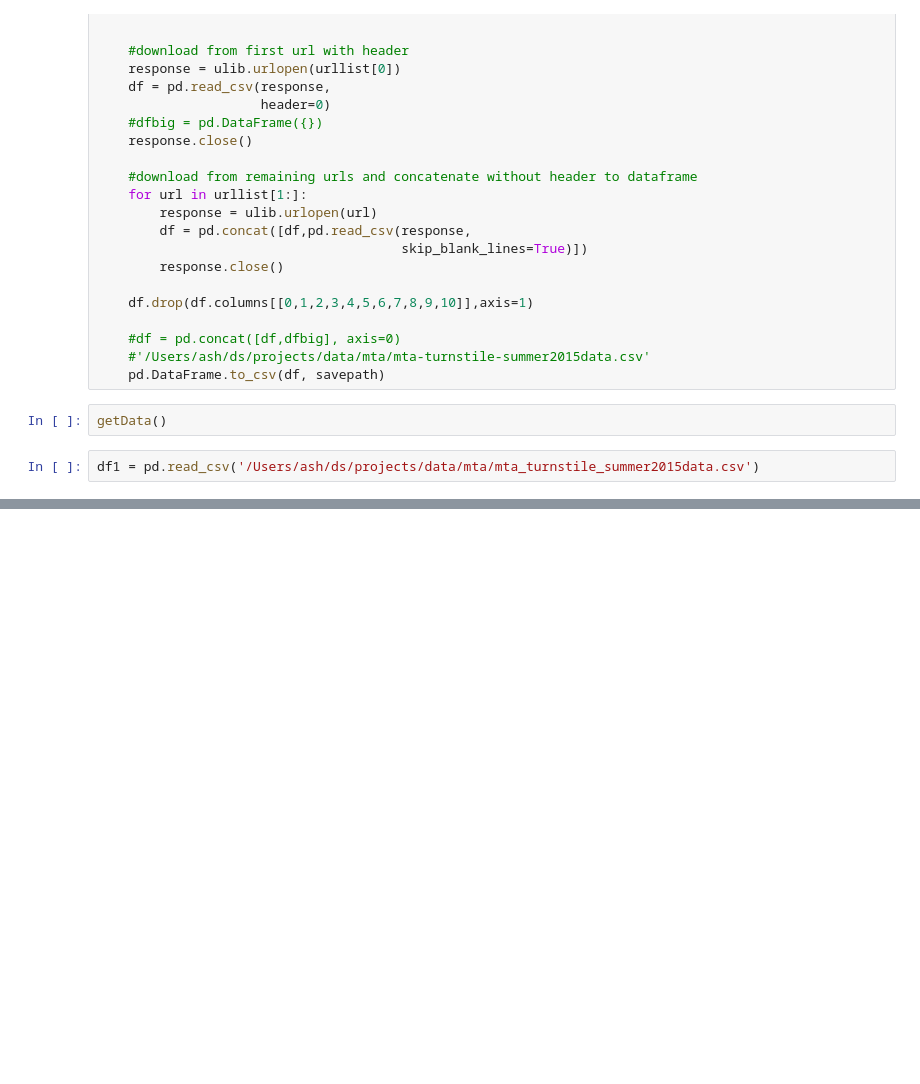
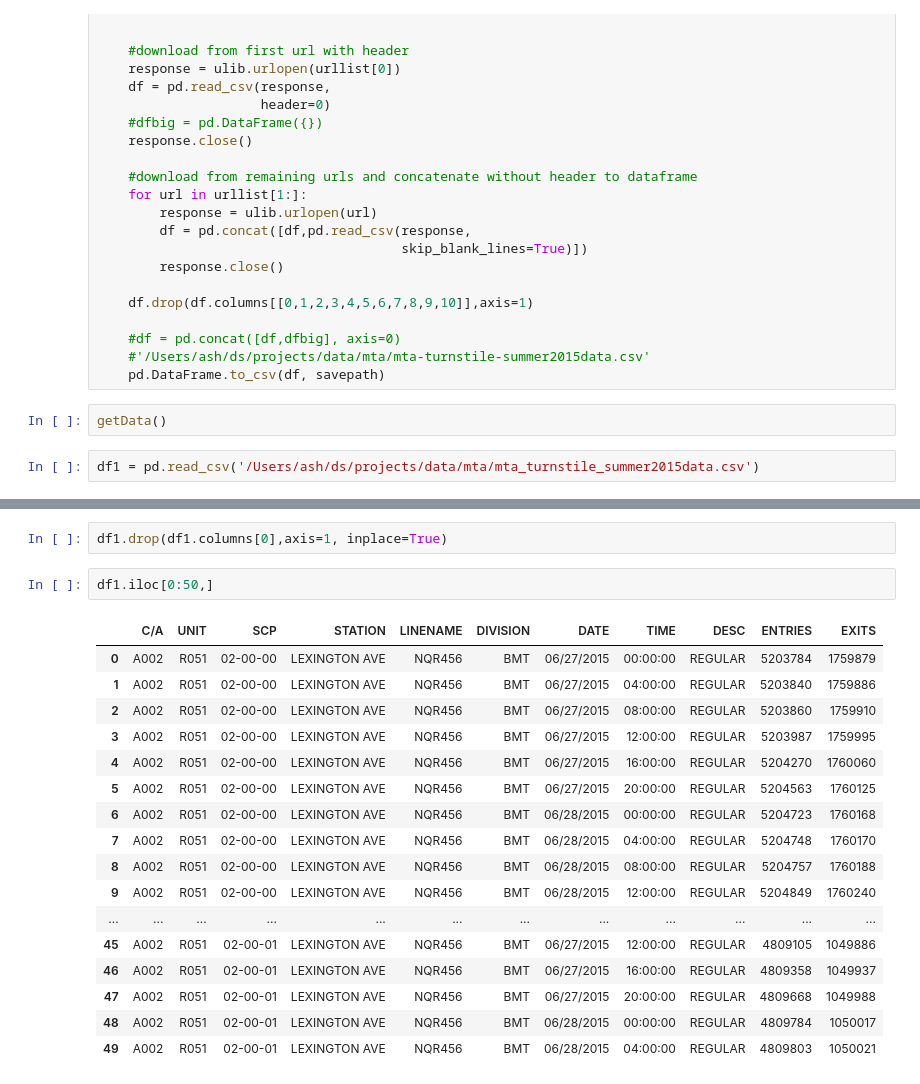
Before and after one commit to ashirwad08/MTA-data-exploration, a Jupyter notebook: MTA-data-summer2015.ipynb, the cells around one changed output, grey strips where cells are left out. Cells and saved outputs as stored; diff of their text form; blank space fills up the shorter version.

```diff
--- a/MTA-data-summer2015.ipynb
+++ b/MTA-data-summer2015.ipynb
@@ -67,0 +47,22 @@ df1
+# %%
+df1.drop(df1.columns[0],axis=1, inplace=True)
+# %%
+df1.iloc[0:50,]
+# %% [output]
+|  | C/A | UNIT | SCP | STATION | LINENAME | DIVISION | DATE | TIME | DESC | ENTRIES | EXITS |
+| 0 | A002 | R051 | 02-00-00 | LEXINGTON AVE | NQR456 | BMT | 06/27/2015 | 00:00:00 | REGULAR | 5203784 | 1759879 |
+| 1 | A002 | R051 | 02-00-00 | LEXINGTON AVE | NQR456 | BMT | 06/27/2015 | 04:00:00 | REGULAR | 5203840 | 1759886 |
+| 2 | A002 | R051 | 02-00-00 | LEXINGTON AVE | NQR456 | BMT | 06/27/2015 | 08:00:00 | REGULAR | 5203860 | 1759910 |
+| 3 | A002 | R051 | 02-00-00 | LEXINGTON AVE | NQR456 | BMT | 06/27/2015 | 12:00:00 | REGULAR | 5203987 | 1759995 |
+| 4 | A002 | R051 | 02-00-00 | LEXINGTON AVE | NQR456 | BMT | 06/27/2015 | 16:00:00 | REGULAR | 5204270 | 1760060 |
+| 5 | A002 | R051 | 02-00-00 | LEXINGTON AVE | NQR456 | BMT | 06/27/2015 | 20:00:00 | REGULAR | 5204563 | 1760125 |
+| 6 | A002 | R051 | 02-00-00 | LEXINGTON AVE | NQR456 | BMT | 06/28/2015 | 00:00:00 | REGULAR | 5204723 | 1760168 |
+| 7 | A002 | R051 | 02-00-00 | LEXINGTON AVE | NQR456 | BMT | 06/28/2015 | 04:00:00 | REGULAR | 5204748 | 1760170 |
+| 8 | A002 | R051 | 02-00-00 | LEXINGTON AVE | NQR456 | BMT | 06/28/2015 | 08:00:00 | REGULAR | 5204757 | 1760188 |
+| 9 | A002 | R051 | 02-00-00 | LEXINGTON AVE | NQR456 | BMT | 06/28/2015 | 12:00:00 | REGULAR | 5204849 | 1760240 |
+| ... | ... | ... | ... | ... | ... | ... | ... | ... | ... | ... | ... |
+| 45 | A002 | R051 | 02-00-01 | LEXINGTON AVE | NQR456 | BMT | 06/27/2015 | 12:00:00 | REGULAR | 4809105 | 1049886 |
+| 46 | A002 | R051 | 02-00-01 | LEXINGTON AVE | NQR456 | BMT | 06/27/2015 | 16:00:00 | REGULAR | 4809358 | 1049937 |
+| 47 | A002 | R051 | 02-00-01 | LEXINGTON AVE | NQR456 | BMT | 06/27/2015 | 20:00:00 | REGULAR | 4809668 | 1049988 |
+| 48 | A002 | R051 | 02-00-01 | LEXINGTON AVE | NQR456 | BMT | 06/28/2015 | 00:00:00 | REGULAR | 4809784 | 1050017 |
+| 49 | A002 | R051 | 02-00-01 | LEXINGTON AVE | NQR456 | BMT | 06/28/2015 | 04:00:00 | REGULAR | 4809803 | 1050021 |
```
Also changed, not shown: parts of 3 cells of this notebook.
